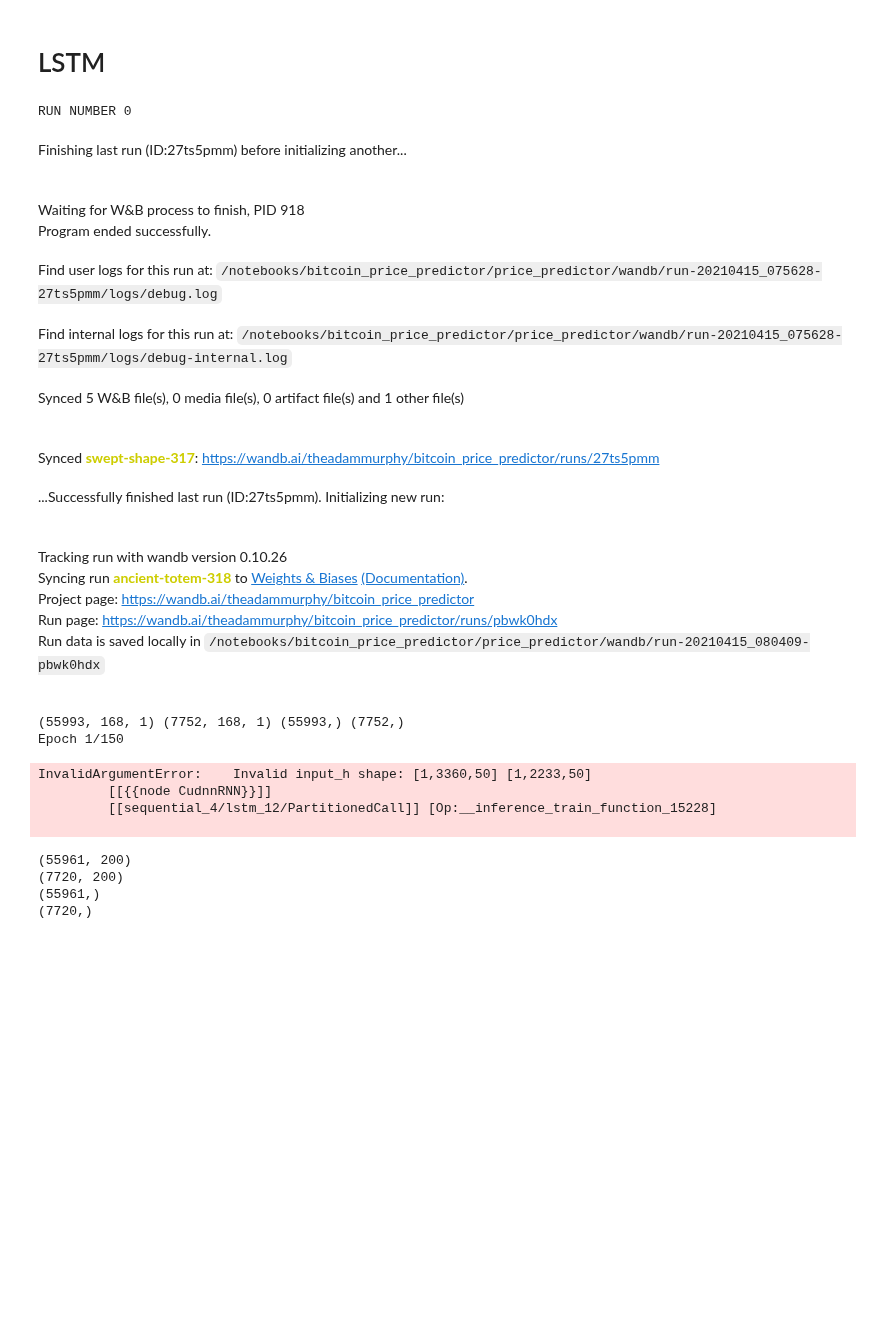
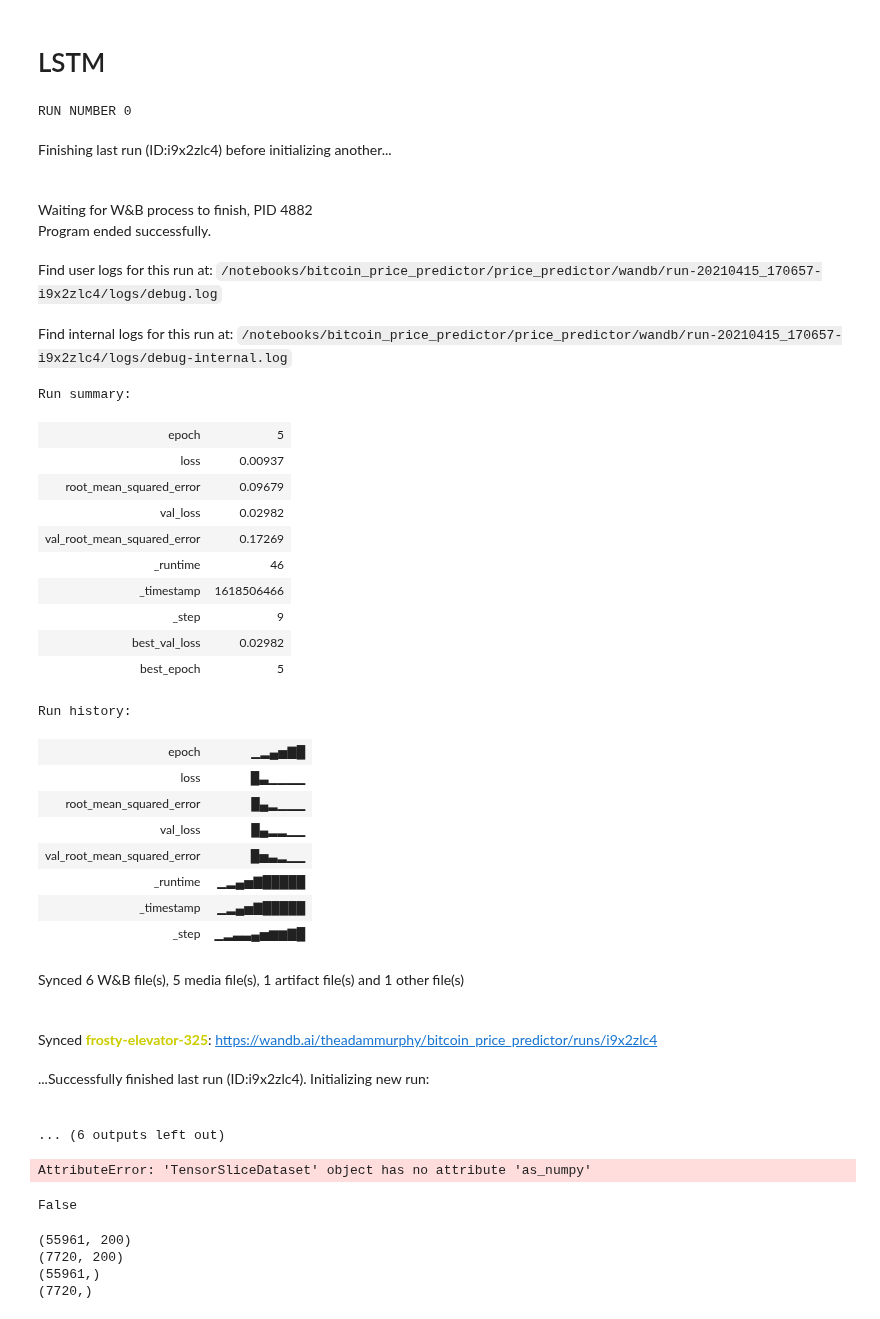
Before and after one commit to codeananda/bitcoin_price_predictor, a Jupyter notebook: price_predictor/keras_price_predictor_paperspace.ipynb, the cells around one changed output. Saved outputs shown, nothing was run; the diff lists cells and outputs as text; code cells hidden in the pictures; blank space fills up the shorter version.

Commit message:
First steps building, training and predicting with an LSTM

```diff
--- a/price_predictor/keras_price_predictor_paperspace.ipynb
+++ b/price_predictor/keras_price_predictor_paperspace.ipynb
@@ -104,52 +104,62 @@ for i in range(1):
                     config={
                         'dataset': 1,
                         # log, log_and_divide_a, log_and_range_a_b
                         'scaler': 'log_and_range_0_1',
                         'n_input': 168, # num lag observations
                         #'n_nodes': 300, # num nodes per lauyer
-                        'n_epochs': 150, # num training epochs
-                        'n_batch': 168 * 20, # batch size
+                        'n_epochs': 6, # num training epochs
+                        'n_batch': 168 * 9, # batch size
                         #'num_layers': 3, # num layers used in MLP
                         'model_type': 'LSTM',
                         'activation': 'relu',
                         'loss': 'mse',
                         ### Model LR scheduler and optimizer
                         'use_lr_scheduler': False,
 #                         'lr_scheduler': 'custom',
 #                         'initial_lr': 1e-4,
                         'lr': 1e-4, # if use_lr_scheduler == False
                         'optimizer': 'adam',
                         ### EarlyStopping callback ###
                         'patience': 10,
                         'restore_best_weights': True,
                         'early_stopping_baseline': None, # set to None if there isn't one
                         # Other
-                        'verbose': 2, # control verbosity of Keras fit
+                        'verbose': 1, # control verbosity of Keras fit
                         'dropna': True, # whether to drop missing values from data
-                        'start_plotting_epoch': 5
+                        'start_plotting_epoch': 0
                             })
     config = wandb.config # we use this to configure our experiment
 
     history = train_and_validate(config)
 run.finish()
 # %% [output]
 RUN NUMBER 0
-Finishing last run (ID:27ts5pmm) before initializing another...
+Finishing last run (ID:i9x2zlc4) before initializing another...
-Waiting for W&B process to finish, PID 918
+Waiting for W&B process to finish, PID 4882
 Program ended successfully.
-Find user logs for this run at: /notebooks/bitcoin_price_predictor/price_predictor/wandb/run-20210415_075628-27ts5pmm/logs/debug.log
+Find user logs for this run at: /notebooks/bitcoin_price_predictor/price_predictor/wandb/run-20210415_170657-i9x2zlc4/logs/debug.log
-Find internal logs for this run at: /notebooks/bitcoin_price_predictor/price_predictor/wandb/run-20210415_075628-27ts5pmm/logs/debug-internal.log
+Find internal logs for this run at: /notebooks/bitcoin_price_predictor/price_predictor/wandb/run-20210415_170657-i9x2zlc4/logs/debug-internal.log
+Run summary:
+| epoch | 5 |
+| loss | 0.00937 |
+| root_mean_squared_error | 0.09679 |
+| val_loss | 0.02982 |
+| val_root_mean_squared_error | 0.17269 |
+| _runtime | 46 |
+| _timestamp | 1618506466 |
+| _step | 9 |
+| best_val_loss | 0.02982 |
+| best_epoch | 5 |
+Run history:
+| epoch | ▁▂▄▅▇█ |
+| loss | █▃▁▁▁▁ |
+| root_mean_squared_error | █▄▂▁▁▁ |
+| val_loss | █▄▂▂▁▁ |
+| val_root_mean_squared_error | █▅▃▂▁▁ |
+| _runtime | ▁▂▄▅▇█████ |
+| _timestamp | ▁▂▄▅▇█████ |
+| _step | ▁▂▃▃▄▅▆▆▇█ |
-Synced 5 W&B file(s), 0 media file(s), 0 artifact file(s) and 1 other file(s)
+Synced 6 W&B file(s), 5 media file(s), 1 artifact file(s) and 1 other file(s)
-Synced swept-shape-317: https://wandb.ai/theadammurphy/bitcoin_price_predictor/runs/27ts5pmm
+Synced frosty-elevator-325: https://wandb.ai/theadammurphy/bitcoin_price_predictor/runs/i9x2zlc4
-...Successfully finished last run (ID:27ts5pmm). Initializing new run:
+...Successfully finished last run (ID:i9x2zlc4). Initializing new run:
-Tracking run with wandb version 0.10.26
-Syncing run ancient-totem-318 to Weights & Biases (Documentation).
-Project page: https://wandb.ai/theadammurphy/bitcoin_price_predictor
-Run page: https://wandb.ai/theadammurphy/bitcoin_price_predictor/runs/pbwk0hdx
-Run data is saved locally in /notebooks/bitcoin_price_predictor/price_predictor/wandb/run-20210415_080409-pbwk0hdx
-(55993, 168, 1) (7752, 168, 1) (55993,) (7752,)
-Epoch 1/150
-InvalidArgumentError:    Invalid input_h shape: [1,3360,50] [1,2233,50]
-         [[{{node CudnnRNN}}]]
-         [[sequential_4/lstm_12/PartitionedCall]] [Op:__inference_train_function_15228]
-
+... (6 outputs left out)
@@ -156,3 +171,11 @@ InvalidArgumentError:    Invalid input_h shape: [1,3360,50] [1,2233,50]
+# %%
+_measure_rmse(list(a.), b)
+# %% [output]
+AttributeError: 'TensorSliceDataset' object has no attribute 'as_numpy'
+# %%
+print(5 == 4)
+# %% [output]
+False
 # %%
 from helpers import load_dataset_1, transform_to_keras_input
 
```
Also changed, not shown: parts of 2 cells of this notebook.
